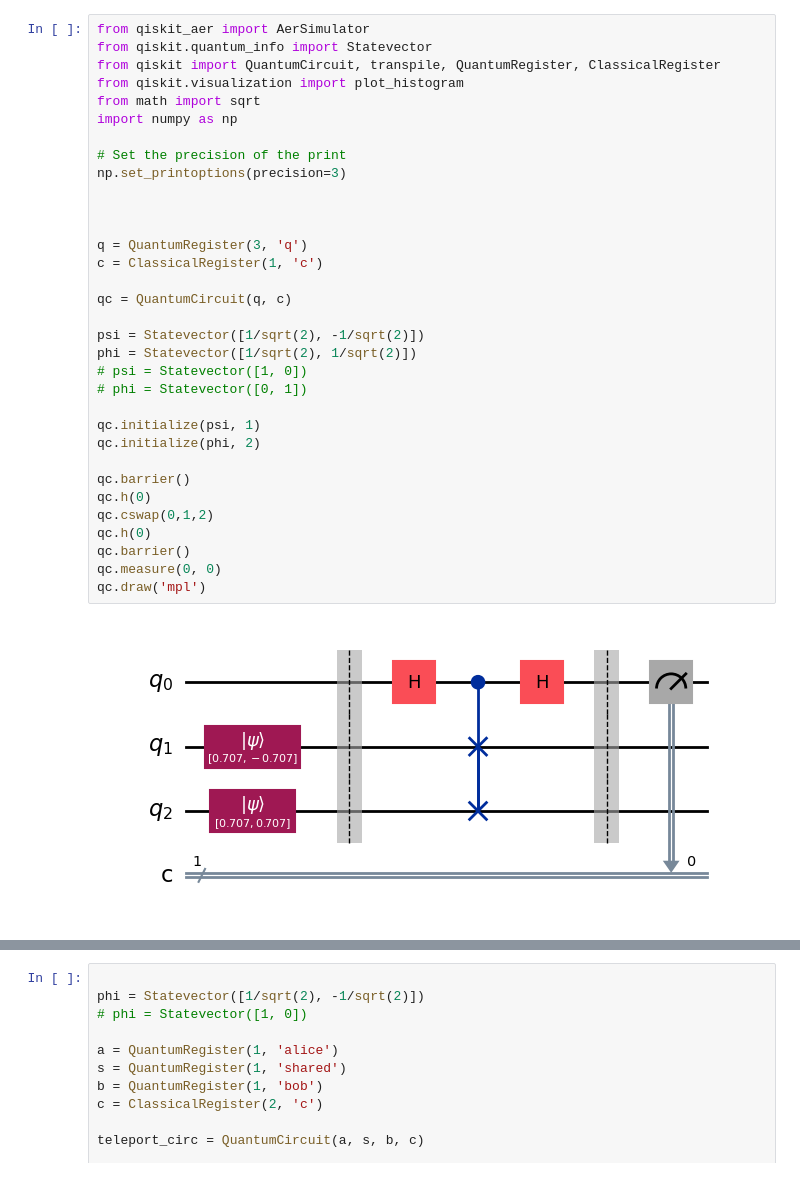
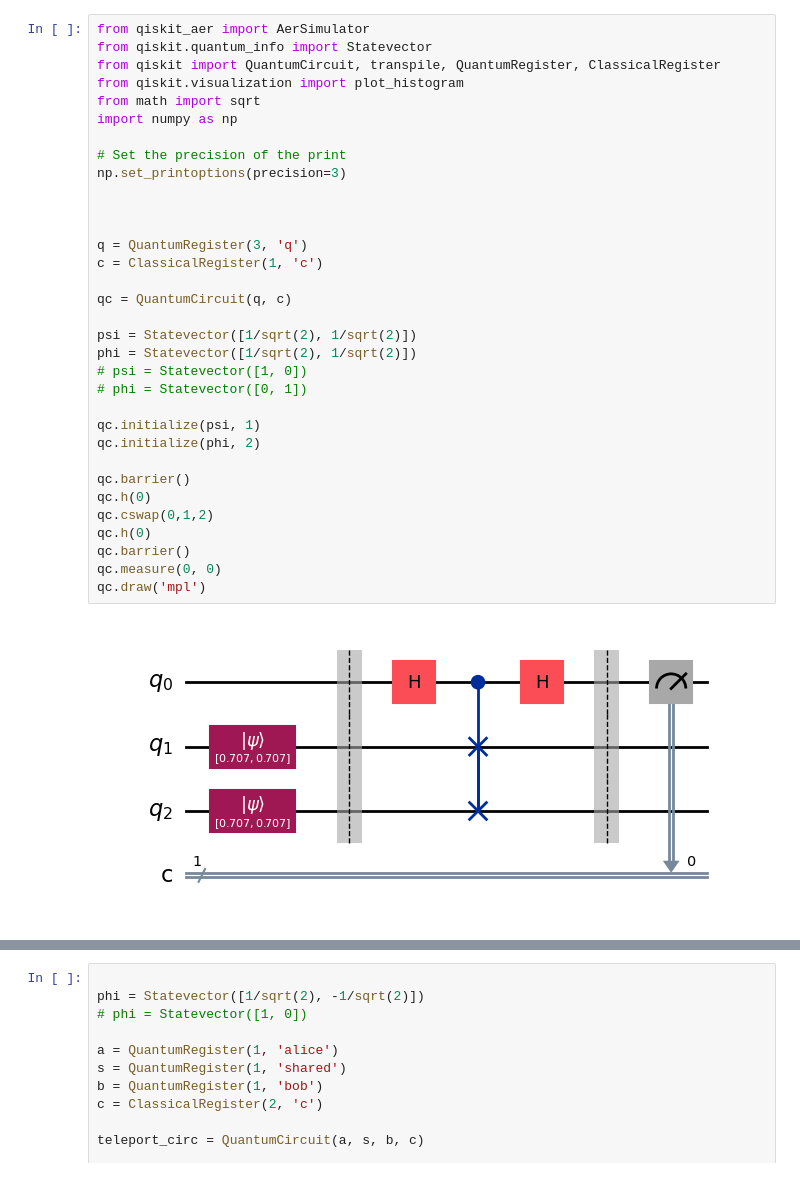
Before and after one commit to NicolaAssolini98/QuantumLab25, a Jupyter notebook: Lab1/SolutionLab1.ipynb, the cells around one changed output, grey strips where cells are left out. Drawn from its saved outputs; the diff is of its cells as text.

```diff
--- a/Lab1/SolutionLab1.ipynb
+++ b/Lab1/SolutionLab1.ipynb
@@ -28,35 +28,35 @@ from qiskit.quantum_info import Statevector
 from qiskit import QuantumCircuit, transpile, QuantumRegister, ClassicalRegister
 from qiskit.visualization import plot_histogram
 from math import sqrt
 import numpy as np
 
 # Set the precision of the print
 np.set_printoptions(precision=3)
 
 
 
 q = QuantumRegister(3, 'q')
 c = ClassicalRegister(1, 'c')
 
 qc = QuantumCircuit(q, c)
 
-psi = Statevector([1/sqrt(2), -1/sqrt(2)])
+psi = Statevector([1/sqrt(2), 1/sqrt(2)])
 phi = Statevector([1/sqrt(2), 1/sqrt(2)])
 # psi = Statevector([1, 0])
 # phi = Statevector([0, 1])
 
 qc.initialize(psi, 1)
 qc.initialize(phi, 2)
 
 qc.barrier()
 qc.h(0)
 qc.cswap(0,1,2)
 qc.h(0)
 qc.barrier()
 qc.measure(0, 0)
 qc.draw('mpl')
 # %% [output]
-[figure, old version]
+[figure, new version]
 # %%
 
 simulator = AerSimulator()
```
Also changed, not shown: parts of 4 cells of this notebook, 1 other file.
